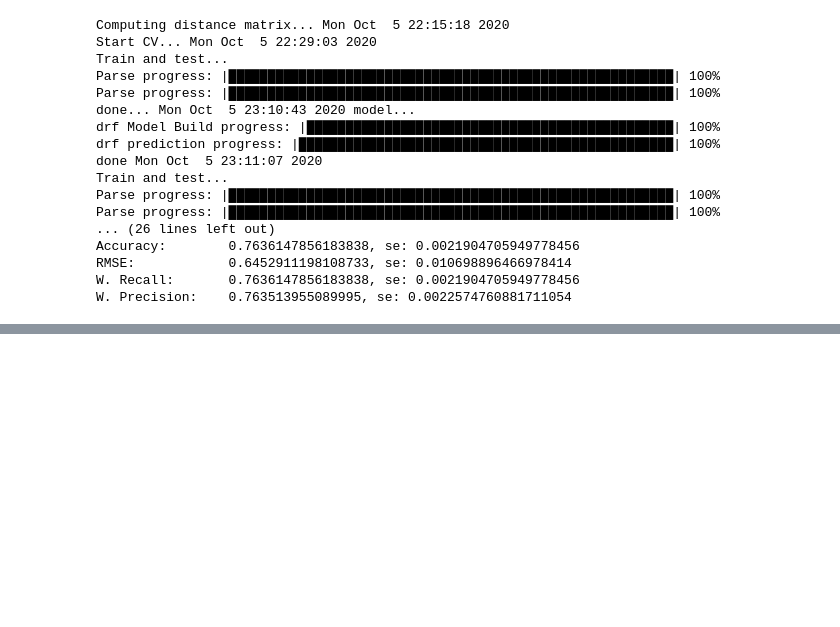
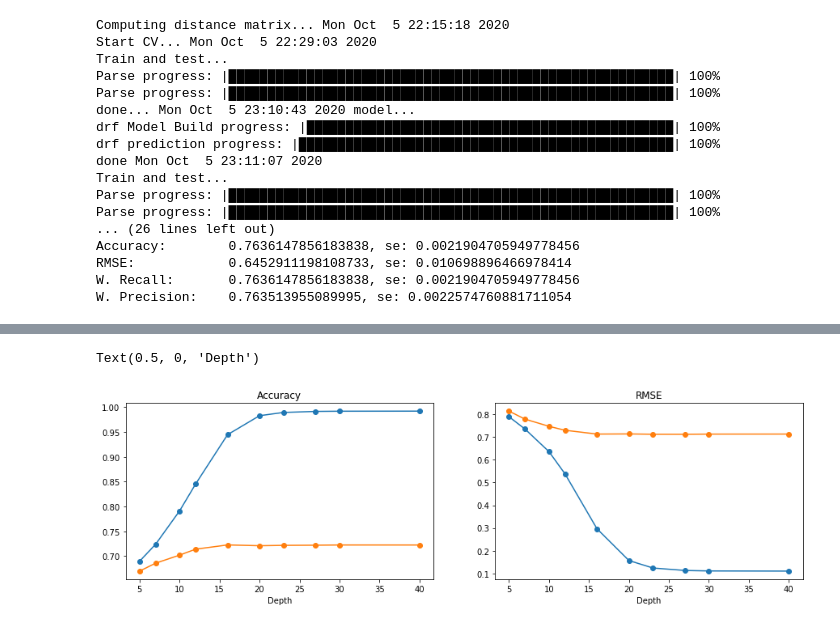
Before and after one commit to simonedambrosi/MLTOX-Simone, a Jupyter notebook: script sistemati/RASAR Data Fusion.ipynb, the cells around one changed output, grey strips where cells are left out. Cells and saved outputs as stored; diff of their text form; code cells hidden in the pictures; blank space fills up the shorter version.

```diff
--- a/script sistemati/RASAR Data Fusion.ipynb
+++ b/script sistemati/RASAR Data Fusion.ipynb
@@ -385,0 +382,17 @@ W. Precision:    0.763513955089995, se: 0.0022574760881711054
+# %%
+from helper_rasar_datafusion_multiclass import *
+from sklearn.model_selection import train_test_split
+
+db_mortality, db_datafusion = load_datafusion_datasets('data/lc_db_processed.csv', 'data/datafusion_db_processed.csv',
+                                                      encoding = 'multiclass')
+
+X = db_mortality.drop(columns = 'conc1_mean').copy()
+y = db_mortality.conc1_mean.values
+
+X_train, _, y_train, _ = train_test_split(X, y, test_size = 0.33, random_state = 42, stratify = y)
+
+del db_mortality, _, X, y
+
+max_depth_list = [5, 7, 10, 12, 16, 20, 23, 27, 30, 40]
+
+tab_depth_rasar = cv_depth_datafusion_rasar_multiclass(X_train, y_train, db_datafusion, max_depth_list)
@@ -385,0 +467,18 @@ W. Precision:    0.763513955089995, se: 0.0022574760881711054
+# %%
+import matplotlib.pyplot as plt
+
+plt.figure(figsize = (15,4))
+plt.subplot(1,2,1)
+plt.plot(tab_depth_rasar['max_depth'], tab_depth_rasar['train_acc'], '-o')
+plt.plot(tab_depth_rasar['max_depth'], tab_depth_rasar['test_acc'], '-o')
+plt.title('Accuracy')
+plt.xlabel('Depth')
+
+plt.subplot(1,2,2)
+plt.plot(tab_depth_rasar['max_depth'], tab_depth_rasar['train_rmse'], '-o')
+plt.plot(tab_depth_rasar['max_depth'], tab_depth_rasar['test_rmse'], '-o')
+plt.title('RMSE')
+plt.xlabel('Depth')
+# %% [output]
+Text(0.5, 0, 'Depth')
+[figure, added]
```
Also changed, not shown: parts of 11 cells of this notebook, 6 other files.
